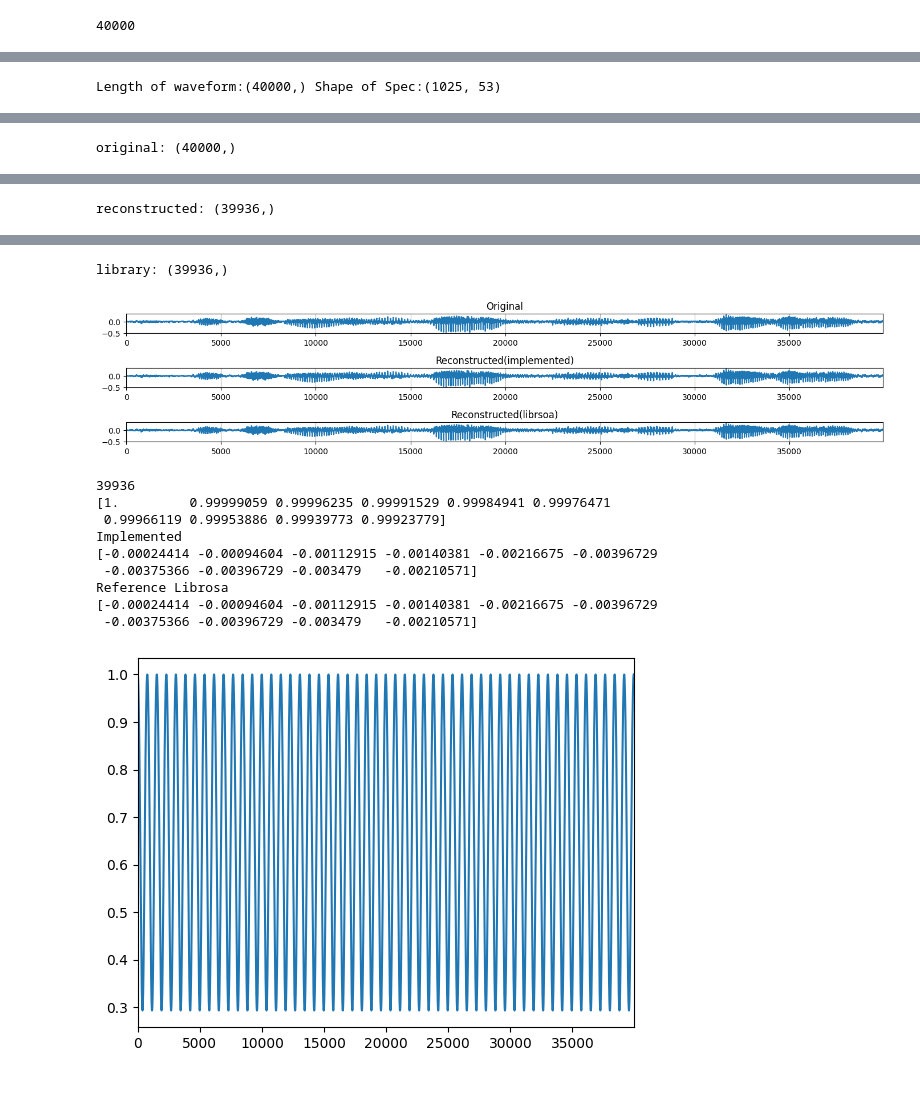
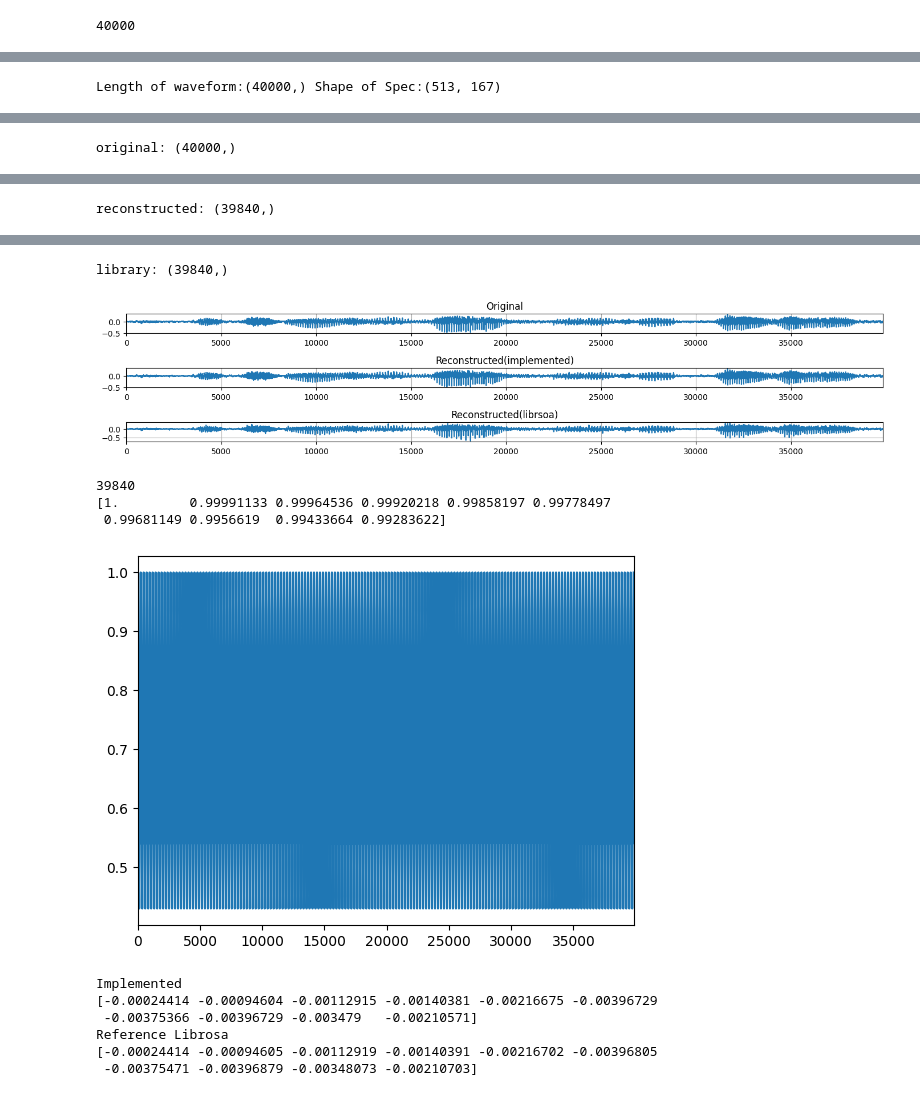
Before and after one commit to woongzip1/SSP, a Jupyter notebook: HW3/demo_stft_ola.ipynb, the cells around one changed output, grey strips where cells are left out. Drawn from its saved outputs; the diff is of its cells as text; code cells hidden in the pictures.

```diff
--- a/HW3/demo_stft_ola.ipynb
+++ b/HW3/demo_stft_ola.ipynb
@@ -124,15 +167,16 @@ print(len(y))
 # %%
 # Load & STFT
-hop_length = 768
-n_fft = 2048
-win_length = 1024
+hop_length = 240
+n_fft = 1024
+win_length = 320
+window = 'hamming'
 y, sr = librosa.load('sample_crop_16kHz.wav', sr=16000)
 
-spec = stft(y, sr=sr, win_type='hann', win_length=win_length, hop_length=hop_length, n_fft=n_fft)
+spec = stft(y, sr=sr, win_type=window, win_length=win_length, hop_length=hop_length, n_fft=n_fft)
 print(f'Length of waveform:{y.shape} Shape of Spec:{spec.shape}')
 
 # ISTFT
-yhat,win = istft(spec, win_length=win_length, hop_length=hop_length, win_type='hann', n_fft=n_fft)
+yhat,win = istft(spec, win_length=win_length, hop_length=hop_length, win_type=window, n_fft=n_fft)
 yhat_lib = librosa.istft(spec, win_length=win_length, hop_length=hop_length, n_fft=n_fft)
 
 display(Audio(y, rate=16000))
@@ -153,43 +197,51 @@ plt.plot(y)
 plt.subplot(3,1,2)
 plt.plot(yhat)
 plt.xlim(0,len(yhat))
 plt.grid()
 plt.title("Reconstructed(implemented)")
 
 plt.subplot(3,1,3)
 plt.plot(yhat_lib)
 plt.xlim(0,len(yhat_lib))
 plt.grid()
 plt.title("Reconstructed(librsoa)")
 
 plt.tight_layout()
 plt.show()
 
 plt.plot(win)
 plt.xlim(0,len(win))
 print(len(win))
 print(win[:10])
+plt.show()
+
+# plt.figure(figsize=(14,3))
+# plt.plot(yhat-y)
+# plt.xlim(0,len(yhat_lib))
+# plt.grid()
+# plt.title("Reconstructed(librsoa)")
+# print(np.sum((yhat-y)**2))
 
 print('Implemented')
 print(yhat[:10])
 print('Reference Librosa')
 print(yhat_lib[:10])
 # %% [output]
-Length of waveform:(40000,) Shape of Spec:(1025, 53)
+Length of waveform:(40000,) Shape of Spec:(513, 167)
 [interactive output not drawn]
 original: (40000,)
 [interactive output not drawn]
-reconstructed: (39936,)
+reconstructed: (39840,)
 [interactive output not drawn]
-library: (39936,)
+library: (39840,)
 [figure]
-39936
-[1.         0.99999059 0.99996235 0.99991529 0.99984941 0.99976471
- 0.99966119 0.99953886 0.99939773 0.99923779]
-Implemented
-[-0.00024414 -0.00094604 -0.00112915 -0.00140381 -0.00216675 -0.00396729
- -0.00375366 -0.00396729 -0.003479   -0.00210571]
-Reference Librosa
-[-0.00024414 -0.00094604 -0.00112915 -0.00140381 -0.00216675 -0.00396729
- -0.00375366 -0.00396729 -0.003479   -0.00210571]
+39840
+[1.         0.99991133 0.99964536 0.99920218 0.99858197 0.99778497
+ 0.99681149 0.9956619  0.99433664 0.99283622]
-[figure, old version]
+[figure, new version]
+Implemented
+[-0.00024414 -0.00094604 -0.00112915 -0.00140381 -0.00216675 -0.00396729
+ -0.00375366 -0.00396729 -0.003479   -0.00210571]
+Reference Librosa
+[-0.00024414 -0.00094605 -0.00112919 -0.00140391 -0.00216702 -0.00396805
+ -0.00375471 -0.00396879 -0.00348073 -0.00210703]
```
Also changed, not shown: parts of 3 cells of this notebook, 8 other files.
